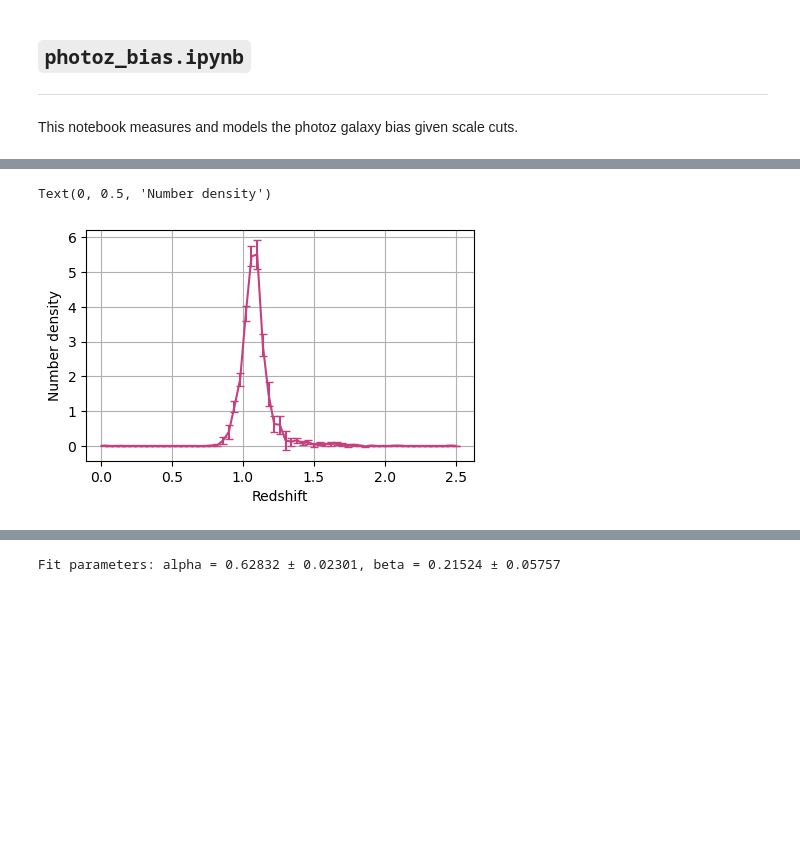
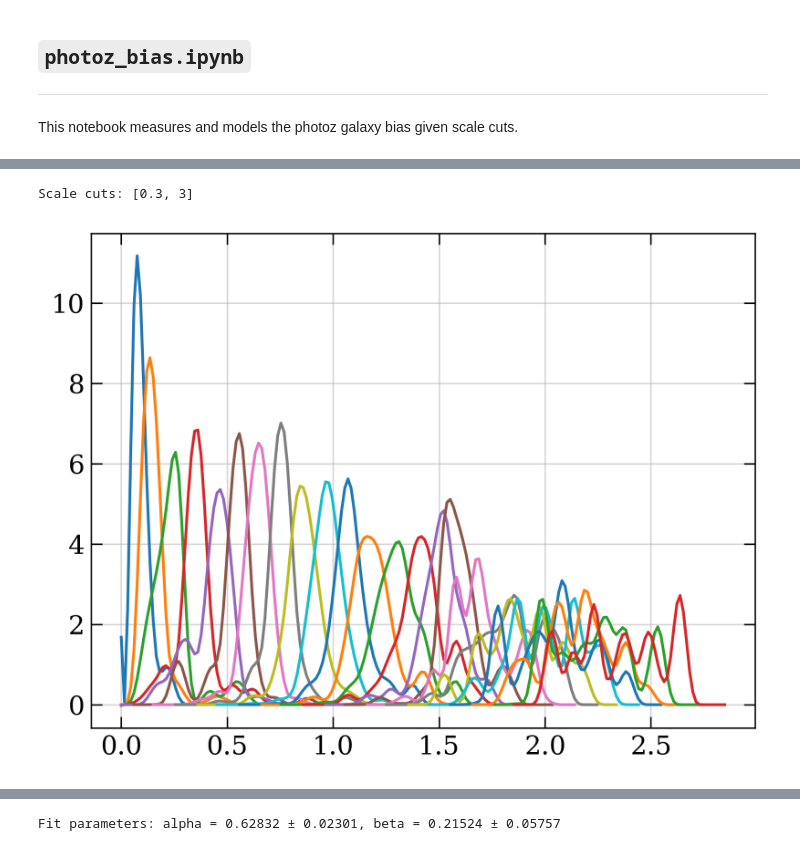
Before and after one commit to JeanCHDJdev/desi-y3-hsc, a Jupyter notebook: src/statistics/photoz_bias.ipynb, the cells around one changed output, grey strips where cells are left out. Saved outputs shown, nothing was run; the diff lists cells and outputs as text; code cells hidden in the pictures; blank space fills up the shorter version.

```diff
--- a/src/statistics/photoz_bias.ipynb
+++ b/src/statistics/photoz_bias.ipynb
@@ -373,23 +143,5 @@ calib_nz_err = np.array(calib_nz_err)
-# %%
-plt.figure(figsize=(5, 3))
-colormap = plt.get_cmap('plasma')
-for i in range(len(vals_z_photo)):
-    if i != 10:
-        continue
-    plt.errorbar(
-        vals_z_spectro,
-        calib_nz[i],
-        yerr=calib_nz_err[i],
-        color=colormap(i / (len(vals_z_photo)-1)),
-        capsize=3
-    )
-plt.grid()
-plt.xlabel('Redshift')
-plt.ylabel('Number density')
-# %% [output]
-Text(0, 0.5, 'Number density')
-[figure, removed]
 # %%
+print(f'Scale cuts: {scale_cut}')
 vals_z_wdm = np.linspace(0.01, 3, 150)
 rp_wdm = np.linspace(scale_cut[0], scale_cut[1], 100)
 wdm_values = np.array([
@@ -406,9 +158,21 @@ wdm_interpolator = interp.interp1d(
     bounds_error=False,
     fill_value='extrapolate'
 )
-def integrate_wdm_over_z(zlow, zhigh):
-    z_array = np.linspace(zlow, zhigh, 100)
-    return np.trapz(
-        wdm_interpolator(z_array),
-        z_array
-    ) / (zhigh - zlow)
+wdm_spectro = np.array([
+    ct.w_dm(
+        rp_vals=rp_wdm,
+        z=z,
+        integrate=True
+        )
+    for z in vals_z_spectro
+])
+wdm_phot = np.array([
+    ct.w_dm(
+        rp_vals=rp_wdm,
+        z=z,
+        integrate=True
+        )
+    for z in vals_z_photo
+])
+# %% [output]
+Scale cuts: [0.3, 3]
@@ -432,20 +190,30 @@ wdm_phot = np.array([
 # %%
 corr_factor = []
 corr_factor_err = []
 dz = vals_z_spectro[1] - vals_z_spectro[0]
 dz_phot = vals_z_photo[1] - vals_z_photo[0]
-weights_trapz = comb.trapz_weights(vals_z_spectro)
+data_galbias = np.load(f'splines/photoz_bias_splines_v3_dz01_sc_{scale_cut[0]}_{scale_cut[1]}/tomo_photoz.npz')
 
 for i in range(len(vals_z_photo)):
-    mean, uncertainty = sgp.suppress_nz(
-        zval=vals_z_spectro,
-        gp_n=nz[i],
-        gp_sigma=nz_err[i]
-    )
-    num = (wdm_phot[i] / dz_phot)
-    denom = np.trapz(np.multiply(np.array(mean)**2, wdm), x=vals_z_spectro)
+
+    redshifts = data_galbias[f'{i+1}/redshifts']
+    nz_med = data_galbias[f'{i+1}/nz_median']
+    uncertainty = (data_galbias[f'{i+1}/nz_upper'] - data_galbias[f'{i+1}/nz_lower']) / 2
+    # rescale to make integral 1
+    normal = np.trapz(nz_med, x=redshifts)
+    nz_med = nz_med / normal
+    uncertainty = uncertainty / normal
+
+    wdm_inter = wdm_interpolator(redshifts)
+    weights_trapz = comb.trapz_weights(redshifts)
+    plt.plot(redshifts, nz_med, label=f'Bin {i+1}')
+
+    num = wdm_integrated[i] / (dz_phot**2) #(wdm_phot[i] / dz_phot)
+    denom = np.trapezoid(np.multiply(np.array(nz_med)**2, wdm_inter), x=redshifts)
     corr = num / denom
-    delta_D = np.sqrt(np.sum((2 * mean * wdm * weights_trapz)**2 * uncertainty**2))
+    delta_D = np.sqrt(np.sum((2 * nz_med * wdm_inter * weights_trapz)**2 * uncertainty**2))
     err = num / (denom**2) * delta_D
     corr_factor.append(corr)
     corr_factor_err.append(err)
+# %% [output]
+[figure, added]
```
Also changed, not shown: parts of 24 cells of this notebook, 8 other files.
